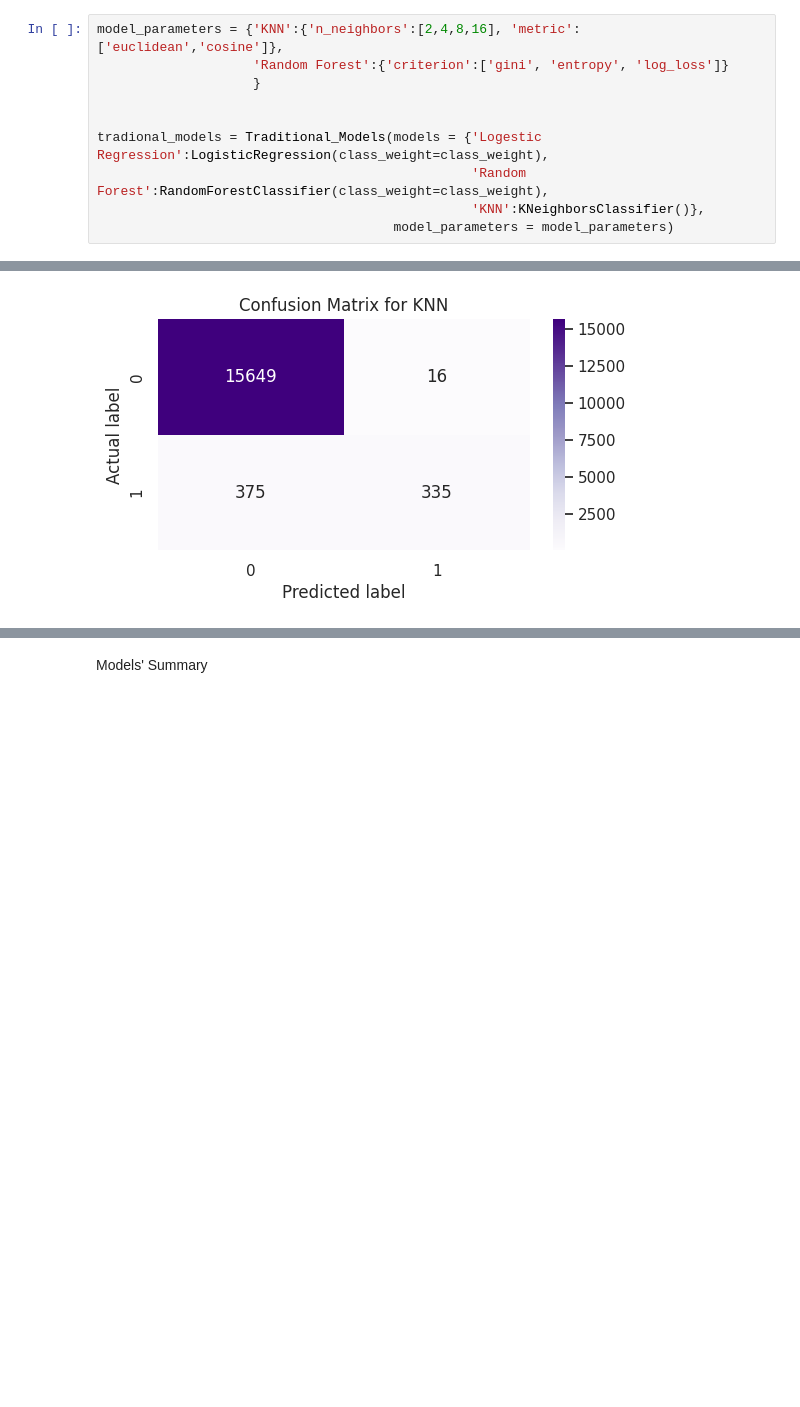
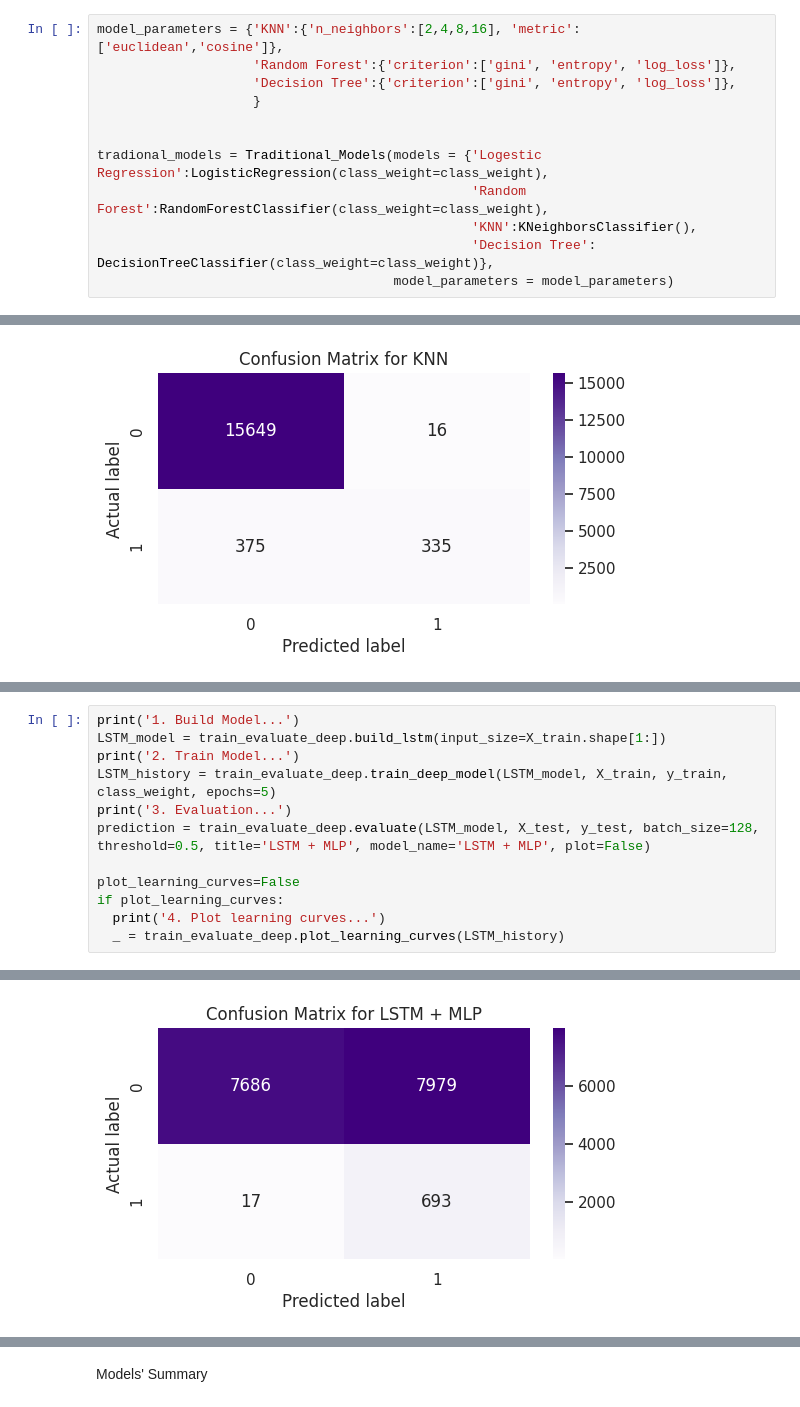
Before and after one commit to mojtabaSefidi/Fall-Detection-System, a Jupyter notebook: Fall_Detection_System_v2.ipynb, the cells around one changed output, grey strips where cells are left out. Cells and saved outputs as stored; diff of their text form; blank space fills up the shorter version.

```diff
--- a/Fall_Detection_System_v2.ipynb
+++ b/Fall_Detection_System_v2.ipynb
@@ -436,13 +408,15 @@ class Traditional_Models():
     return self.predictions, self.results
 # %%
 model_parameters = {'KNN':{'n_neighbors':[2,4,8,16], 'metric':['euclidean','cosine']},
-                    'Random Forest':{'criterion':['gini', 'entropy', 'log_loss']}
+                    'Random Forest':{'criterion':['gini', 'entropy', 'log_loss']},
+                    'Decision Tree':{'criterion':['gini', 'entropy', 'log_loss']},
                     }
 
 
 tradional_models = Traditional_Models(models = {'Logestic Regression':LogisticRegression(class_weight=class_weight),
                                                 'Random Forest':RandomForestClassifier(class_weight=class_weight),
-                                                'KNN':KNeighborsClassifier()},
+                                                'KNN':KNeighborsClassifier(),
+                                                'Decision Tree': DecisionTreeClassifier(class_weight=class_weight)},
                                       model_parameters = model_parameters)
 # %%
 predictions, results = tradional_models.pipeline(X_train,
@@ -611,0 +611,13 @@ Prediction based on Ensemble Concept
+# %%
+print('1. Build Model...')
+LSTM_model = train_evaluate_deep.build_lstm(input_size=X_train.shape[1:])
+print('2. Train Model...')
+LSTM_history = train_evaluate_deep.train_deep_model(LSTM_model, X_train, y_train, class_weight, epochs=5)
+print('3. Evaluation...')
+prediction = train_evaluate_deep.evaluate(LSTM_model, X_test, y_test, batch_size=128, threshold=0.5, title='LSTM + MLP', model_name='LSTM + MLP', plot=False)
+
+plot_learning_curves=False
+if plot_learning_curves:
+  print('4. Plot learning curves...')
+  _ = train_evaluate_deep.plot_learning_curves(LSTM_history)
+# %% [output]
@@ -611,0 +641 @@ Prediction based on Ensemble Concept
+[figure, added]
```
Also changed, not shown: parts of 16 cells of this notebook.
